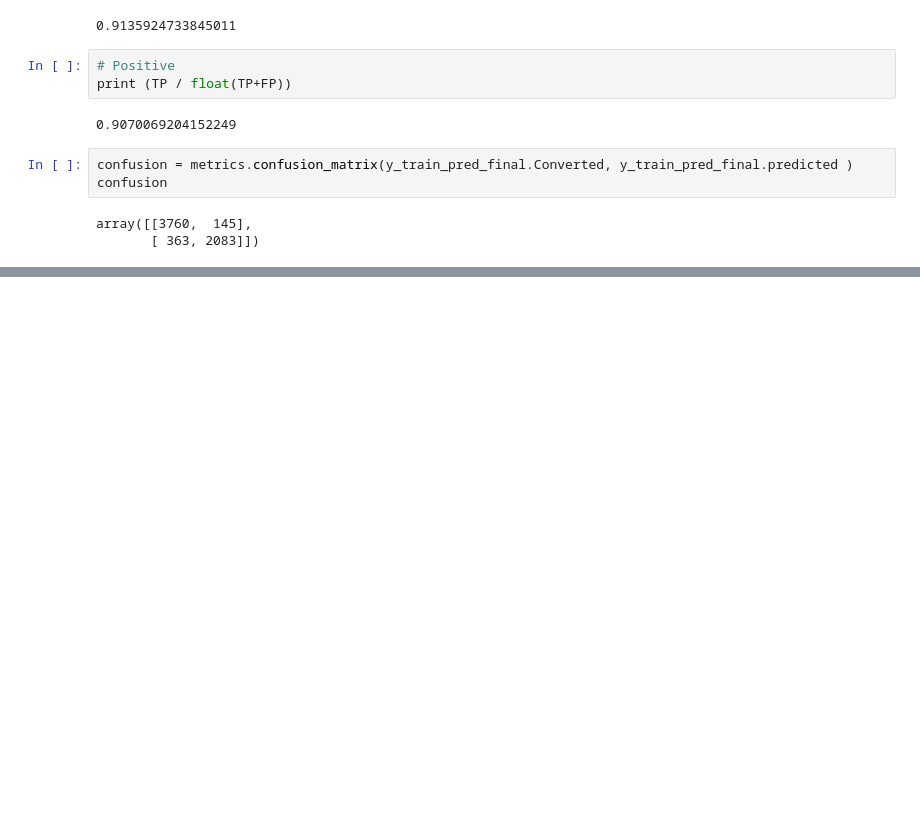
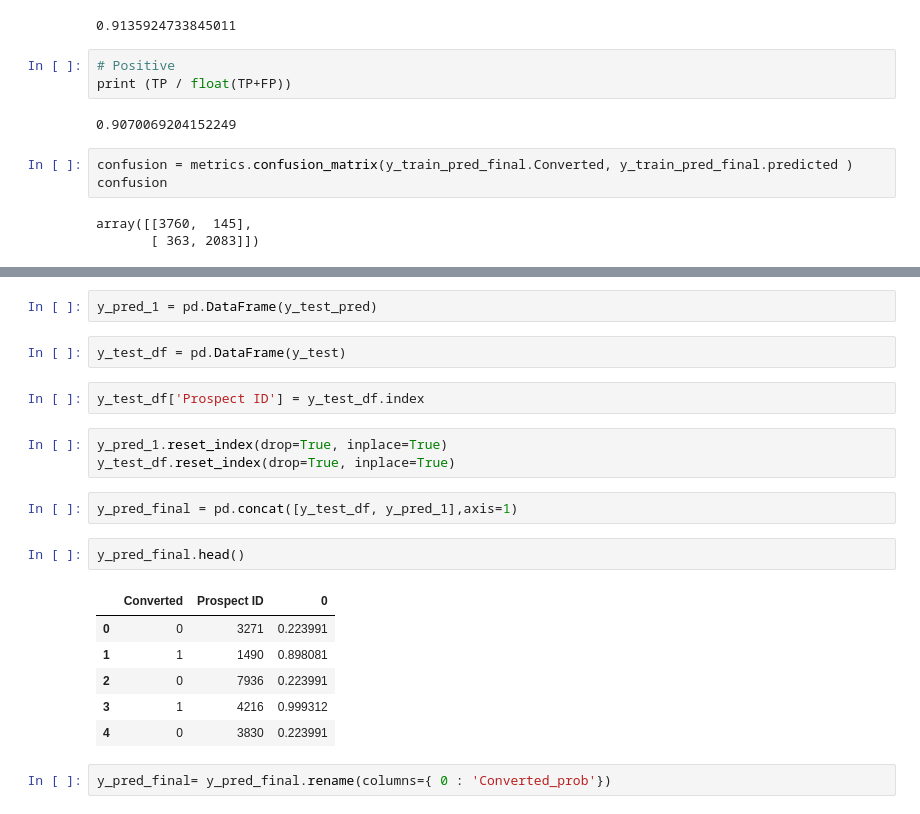
Before and after one commit to stefano2211/RepositorioDataScienceProjects, a Jupyter notebook: LeadScore.ipynb, the cells around one changed output, grey strips where cells are left out. Cells and saved outputs as stored; diff of their text form; blank space fills up the shorter version.

```diff
--- a/LeadScore.ipynb
+++ b/LeadScore.ipynb
@@ -1517,0 +1546,22 @@ array([[3760,  145],
+# %%
+y_pred_1 = pd.DataFrame(y_test_pred)
+# %%
+y_test_df = pd.DataFrame(y_test)
+# %%
+y_test_df['Prospect ID'] = y_test_df.index
+# %%
+y_pred_1.reset_index(drop=True, inplace=True)
+y_test_df.reset_index(drop=True, inplace=True)
+# %%
+y_pred_final = pd.concat([y_test_df, y_pred_1],axis=1)
+# %%
+y_pred_final.head()
+# %% [output]
+|  | Converted | Prospect ID | 0 |
+| 0 | 0 | 3271 | 0.223991 |
+| 1 | 1 | 1490 | 0.898081 |
+| 2 | 0 | 7936 | 0.223991 |
+| 3 | 1 | 4216 | 0.999312 |
+| 4 | 0 | 3830 | 0.223991 |
+# %%
+y_pred_final= y_pred_final.rename(columns={ 0 : 'Converted_prob'})
```
Also changed, not shown: parts of 12 cells of this notebook.
